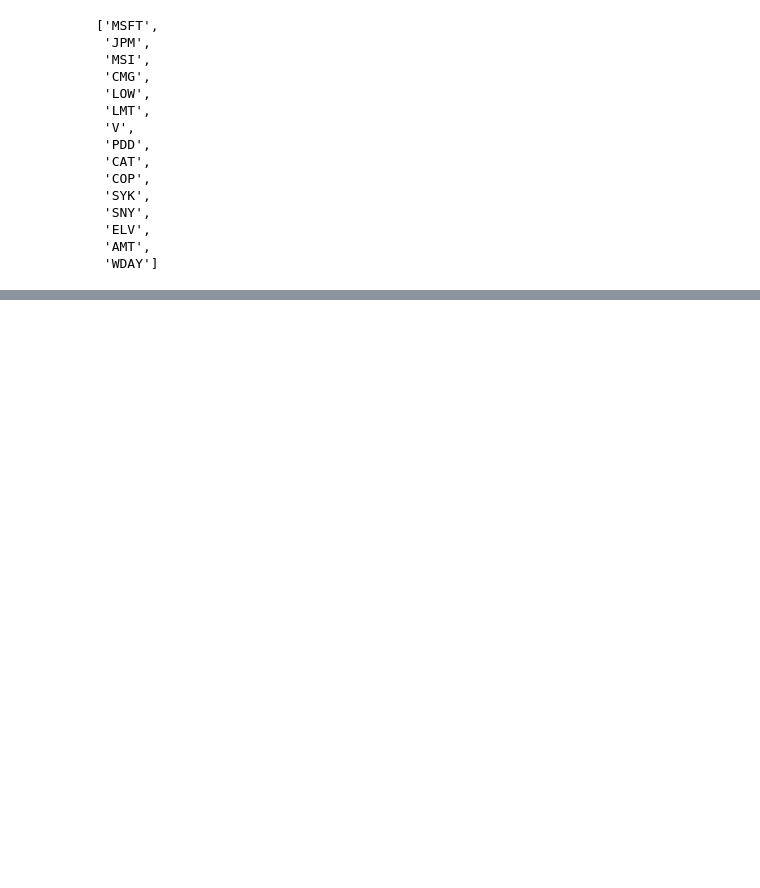
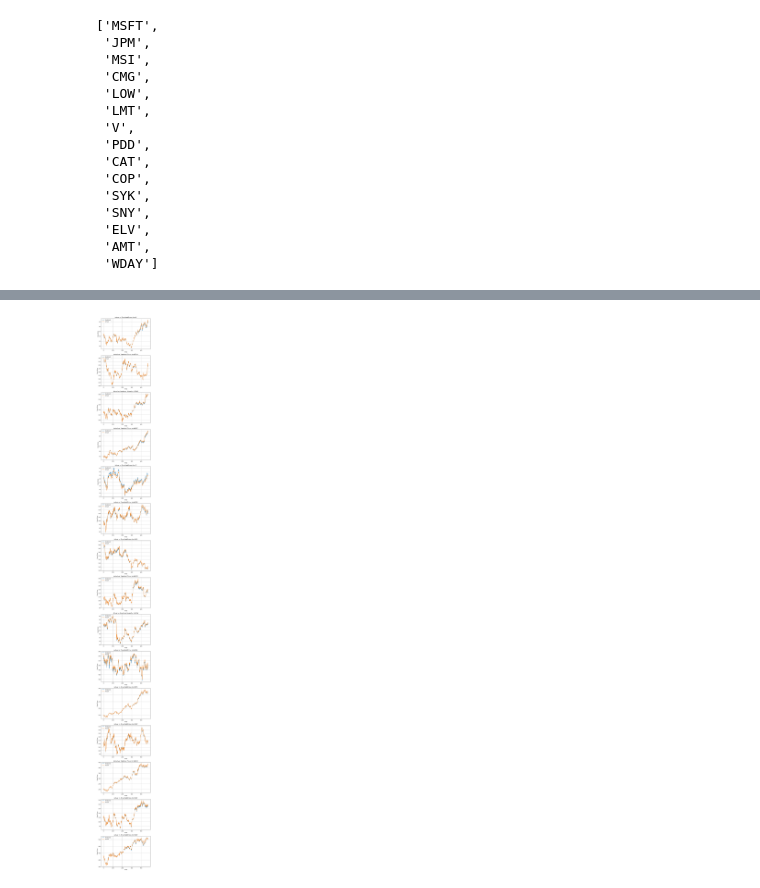
Before and after one commit to tranjm4/rnn_stock_predictor, a Jupyter notebook: model/model.ipynb, the cells around one changed output, grey strips where cells are left out. Saved outputs shown, nothing was run; the diff lists cells and outputs as text; code cells hidden in the pictures; blank space fills up the shorter version.

```diff
--- a/model/model.ipynb
+++ b/model/model.ipynb
@@ -186,3 +226,5 @@ test_dataloader = DataLoader(test_dataset, batch_size, shuffle=True)
+# %%
+train_dataloader, val_dataloader, test_dataloader = get_processed_data(sampled_symbols, 14, 32)
 # %% [markdown]
 # 2. Defining LSTM Model
 # %%
@@ -303,7 +347,7 @@ torch.save(model, model_path)
 # %% [markdown]
 # 3.5. Model Loading
 # %%
-model = torch.load("model1.pt")
+model = torch.load("model_14day.pt")
 # %% [markdown]
 # 4. Model Evaluation
 # %%
@@ -388,0 +492,4 @@ plt.show()
+# %%
+evaluate_non_sampled_symbols(model_30day, not_sampled_symbols)
+# %% [output]
+[figure, added]
```
Also changed, not shown: parts of 19 cells of this notebook.
